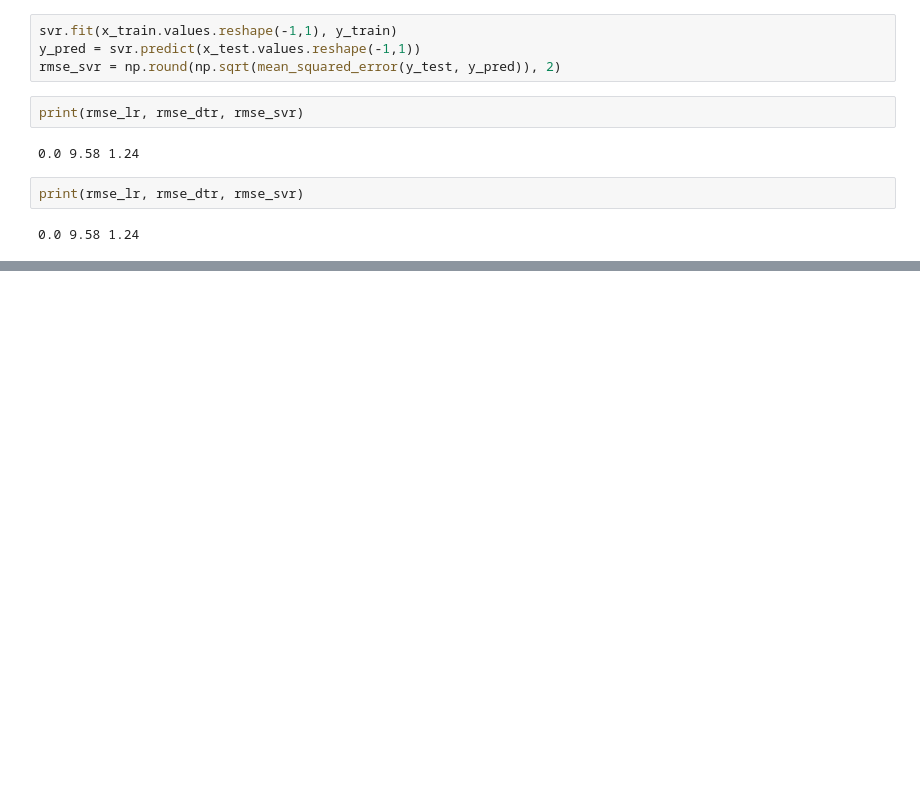
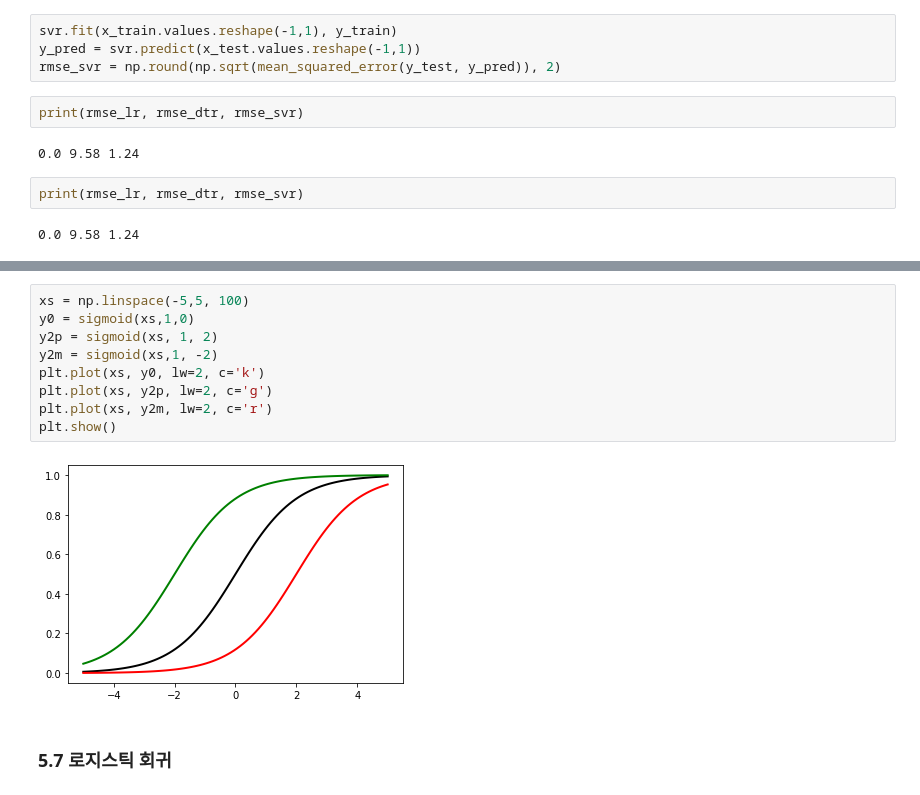
Before and after one commit to dain1403/Machine-Learning, a Jupyter notebook: ch5_Regression(회귀).ipynb, the cells around one changed output, grey strips where cells are left out. Saved outputs shown, nothing was run; the diff lists cells and outputs as text; blank space fills up the shorter version.

```diff
--- a/ch5_Regression(회귀).ipynb
+++ b/ch5_Regression(회귀).ipynb
@@ -286,0 +483,13 @@ print(rmse_lr, rmse_dtr, rmse_svr)
+# %%
+xs = np.linspace(-5,5, 100)
+y0 = sigmoid(xs,1,0)
+y2p = sigmoid(xs, 1, 2)
+y2m = sigmoid(xs,1, -2)
+plt.plot(xs, y0, lw=2, c='k')
+plt.plot(xs, y2p, lw=2, c='g')
+plt.plot(xs, y2m, lw=2, c='r')
+plt.show()
+# %% [output]
+[figure, added]
+# %% [markdown]
+### 5.7 로지스틱 회귀
```
Also changed, not shown: parts of 39 cells of this notebook, 2 other files.
